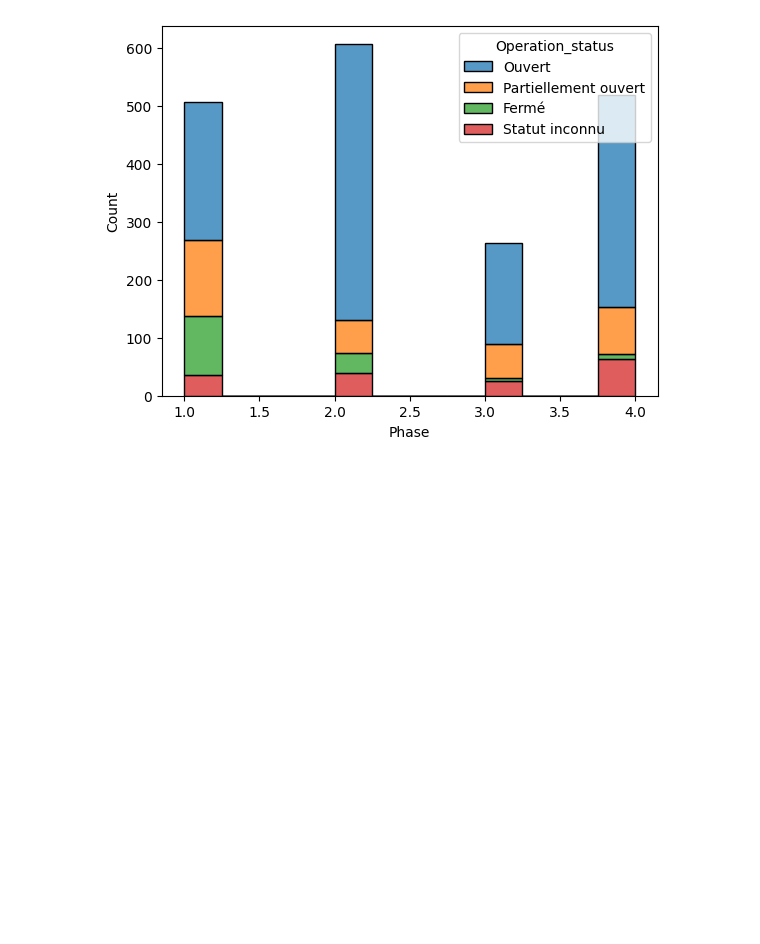
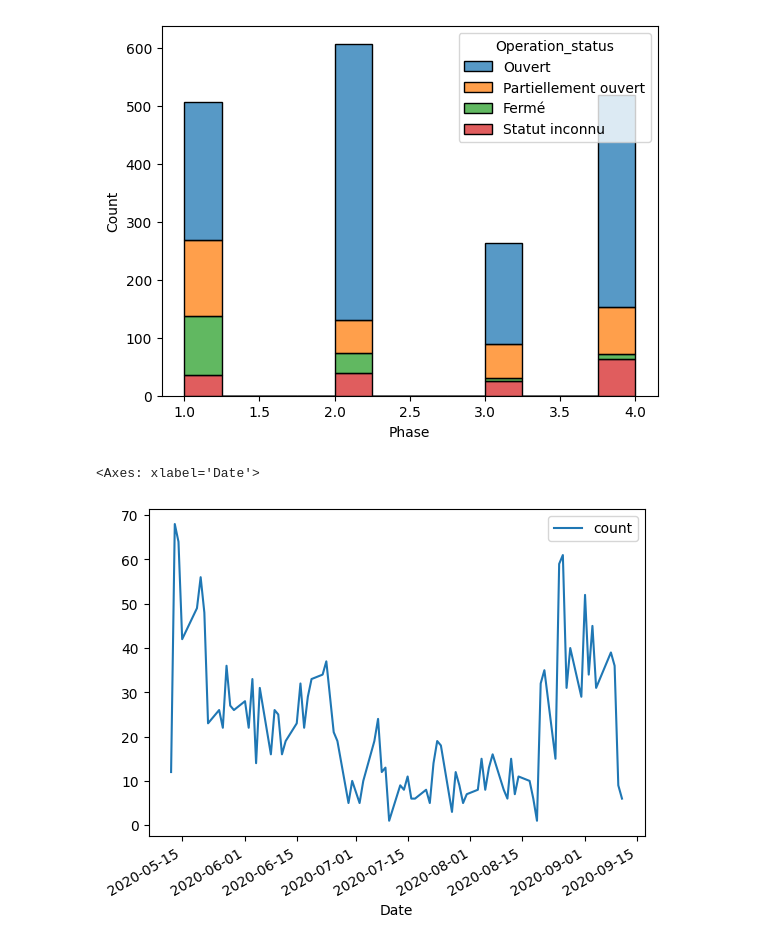
Before and after one commit to ngocmphan/survival_rate_montreal_businesses, a Jupyter notebook: survival_rate_montreal_businesses.ipynb, the cells around one changed output. Cells and saved outputs as stored; diff of their text form; code cells hidden in the pictures; blank space fills up the shorter version.

Commit message:
Added data exploration

```diff
--- a/survival_rate_montreal_businesses.ipynb
+++ b/survival_rate_montreal_businesses.ipynb
@@ -197,3 +178,11 @@ sns.histplot(df_with_loc, x='Phase', hue='Operation_status', multiple='stack')
 # %% [output]
 <Axes: xlabel='Phase', ylabel='Count'>
 [figure]
+# %%
+# Understanding the data collection frequency
+date_count = pd.DataFrame(df_with_loc.value_counts('Date')).reset_index()
+date_count.sort_values('Date').reset_index(drop=True)
+date_count.plot(x='Date', y='count')
+# %% [output]
+<Axes: xlabel='Date'>
+[figure, added]
```
Also changed, not shown: parts of 4 cells of this notebook.
